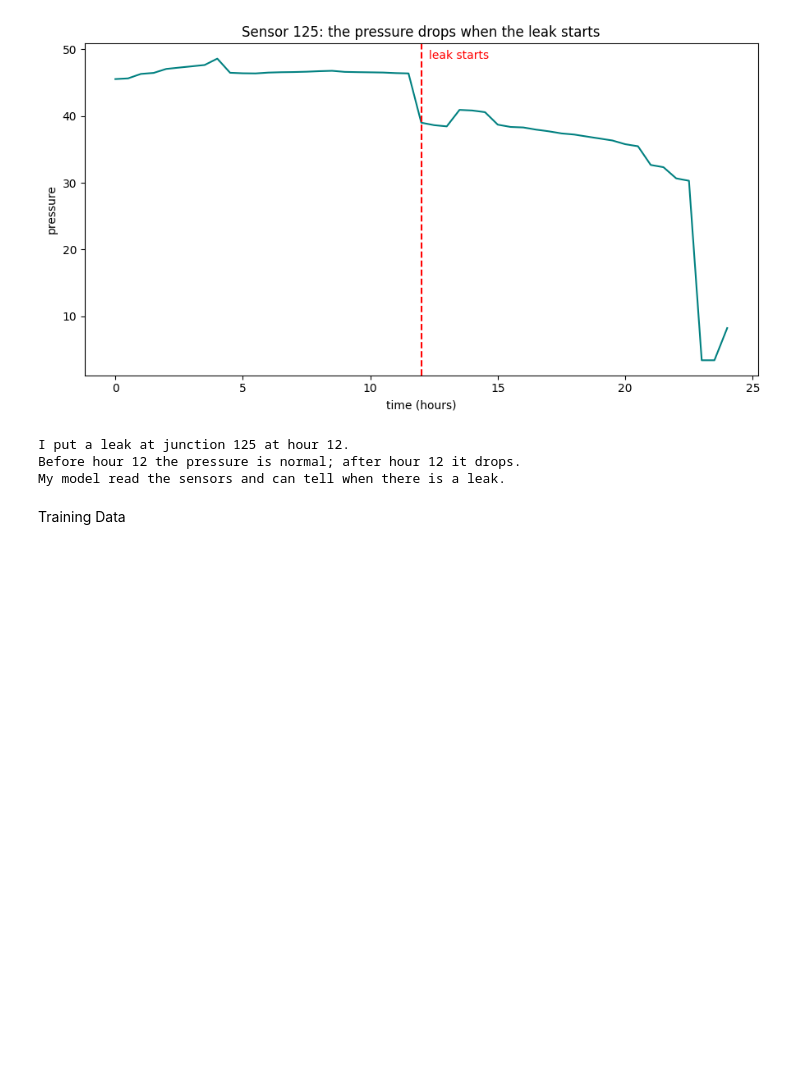
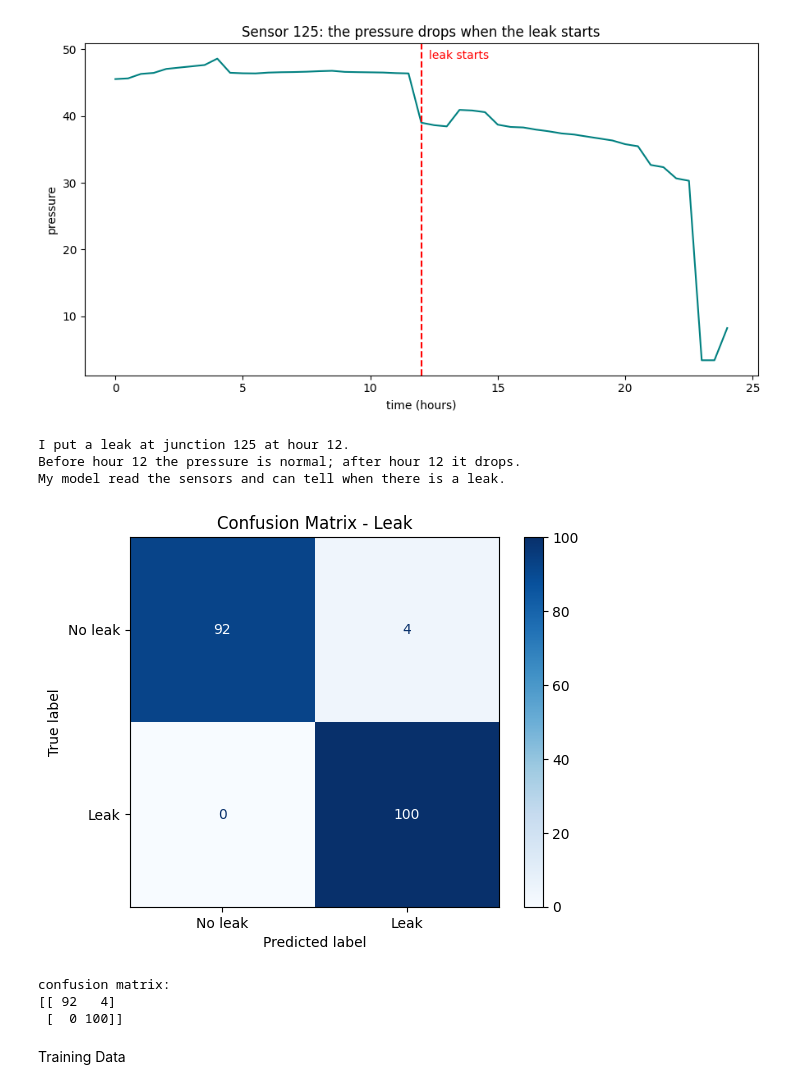
Before and after one commit to Ravali0708/Leak-Watch---Machine-Learning-for-Water-Leak-Detection-Localization-and-Emergency-Dispatch, a Jupyter notebook: MS_Project.ipynb, the cells around one changed output. Saved outputs shown, nothing was run; the diff lists cells and outputs as text; code cells hidden in the pictures; blank space fills up the shorter version.

```diff
--- a/MS_Project.ipynb
+++ b/MS_Project.ipynb
@@ -263,6 +263,24 @@ My model is 98.0 % correct at finding a leak it never saw
 I put a leak at junction 125 at hour 12.
 Before hour 12 the pressure is normal; after hour 12 it drops.
 My model read the sensors and can tell when there is a leak.
+# %%
+from sklearn.metrics import confusion_matrix, ConfusionMatrixDisplay
+import matplotlib.pyplot as plt
+
+predictions = model.predict(test[input_columns])
+ConfusionMatrixDisplay.from_predictions(test["leak"], predictions, display_labels=["No leak", "Leak"], cmap="Blues")
+plt.title("Confusion Matrix - Leak")
+plt.show()
+
+
+cm = confusion_matrix(test["leak"], predictions)
+print("confusion matrix:")
+print(cm)
+# %% [output]
+[figure, added]
+confusion matrix:
+[[ 92   4]
+ [  0 100]]
 # %% [markdown]
 Training Data
 # %%
```
Also changed, not shown: parts of 5 cells of this notebook.
